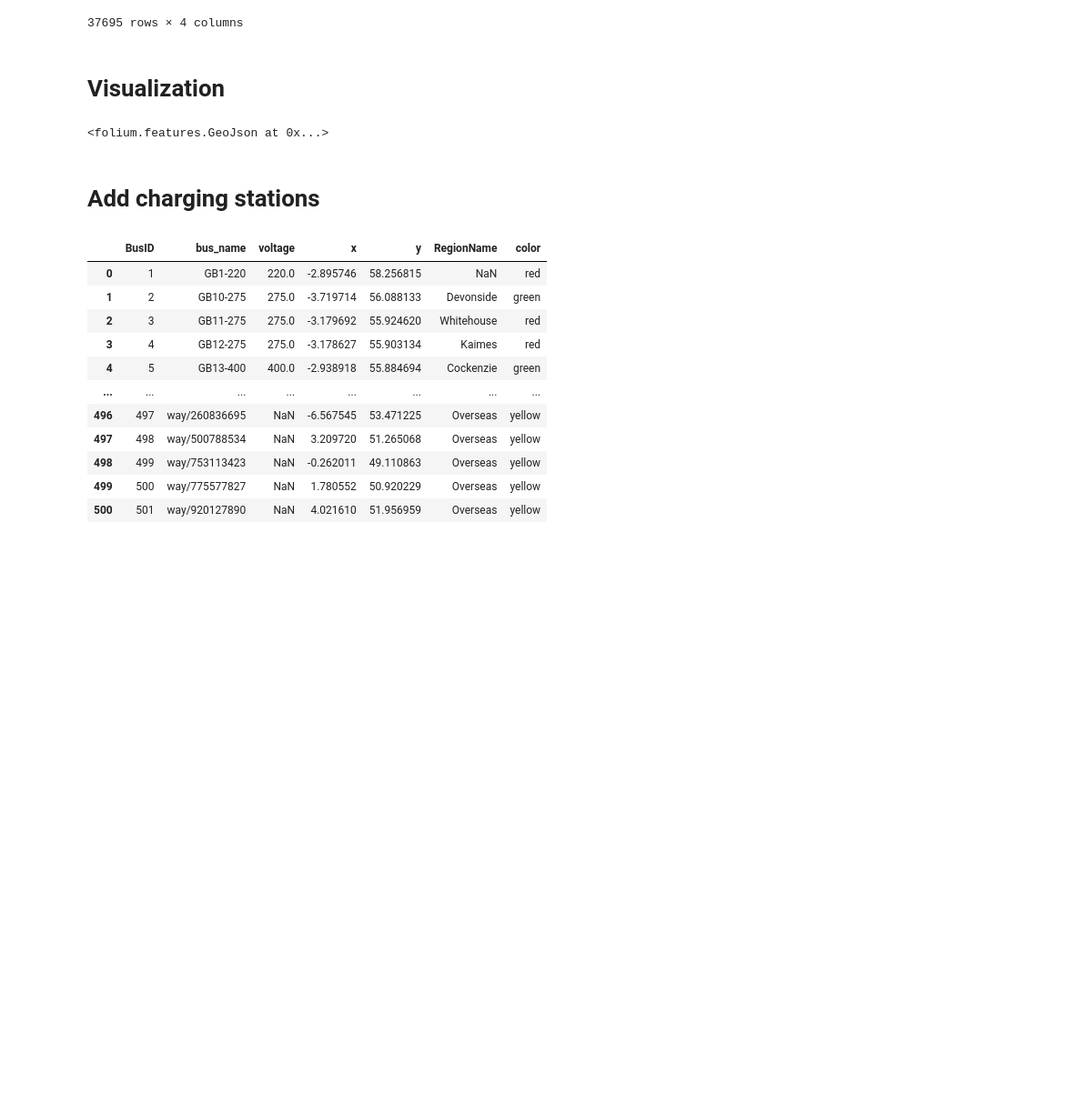
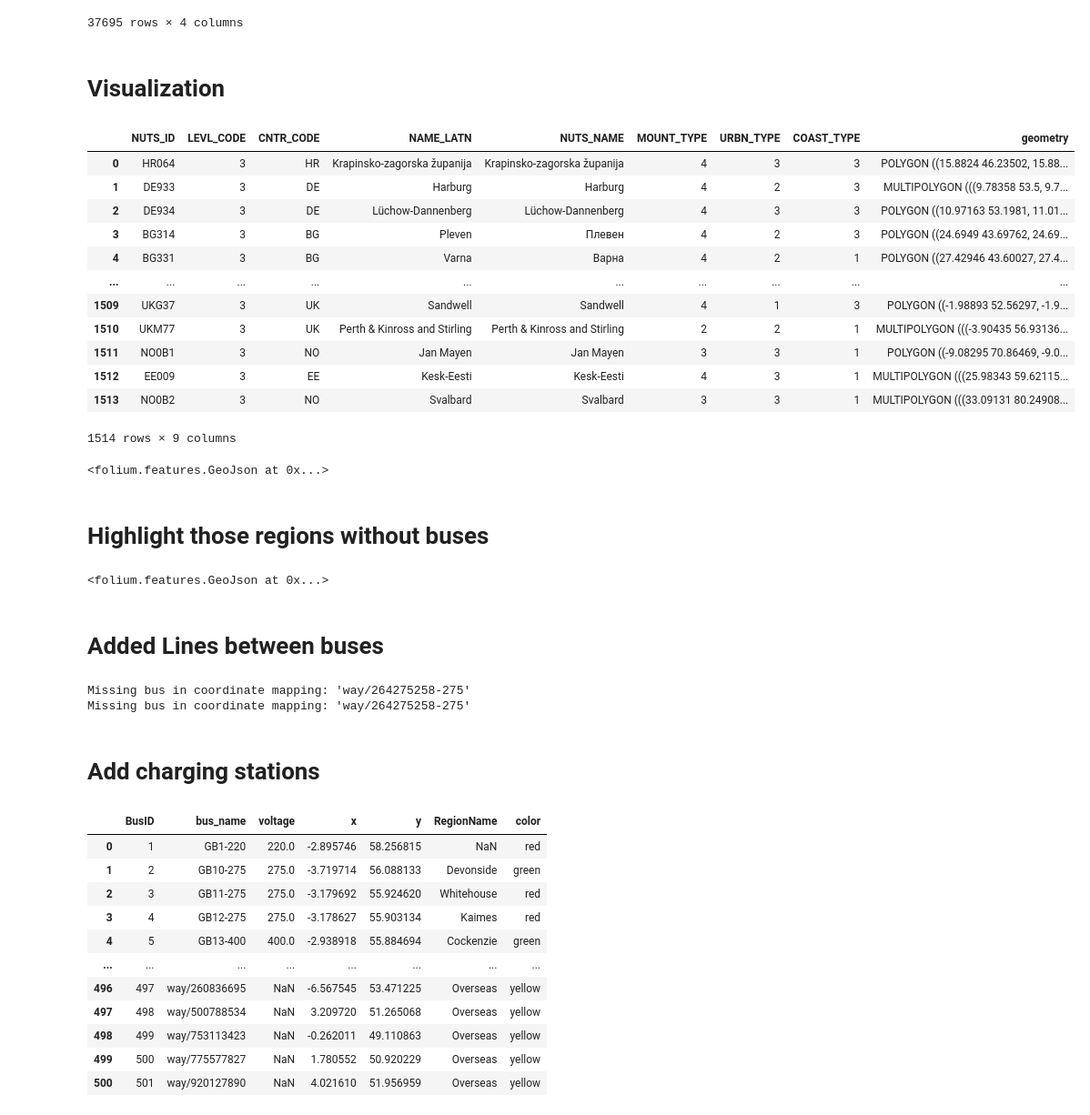
Before and after one commit to zhichuanma/Nature-EV, a Jupyter notebook: data/EV/EV_charging_station/mapping_ev_regions.ipynb, the cells around one changed output. Shown at 91% size. Drawn from its saved outputs; the diff is of its cells as text; code cells hidden in the pictures; blank space fills up the shorter version.

```diff
--- a/data/EV/EV_charging_station/mapping_ev_regions.ipynb
+++ b/data/EV/EV_charging_station/mapping_ev_regions.ipynb
@@ -135,6 +138,21 @@ df_regions_ev
 # %%
 import folium
 map_GB = folium.Map(location=[54, -2], zoom_start=6, tiles="CartoDB positron")
+regions
+# %% [output]
+|  | NUTS_ID | LEVL_CODE | CNTR_CODE | NAME_LATN | NUTS_NAME | MOUNT_TYPE | URBN_TYPE | COAST_TYPE | geometry |
+| 0 | HR064 | 3 | HR | Krapinsko-zagorska županija | Krapinsko-zagorska županija | 4 | 3 | 3 | POLYGON ((15.8824 46.23502, 15.88... |
+| 1 | DE933 | 3 | DE | Harburg | Harburg | 4 | 2 | 3 | MULTIPOLYGON (((9.78358 53.5, 9.7... |
+| 2 | DE934 | 3 | DE | Lüchow-Dannenberg | Lüchow-Dannenberg | 4 | 3 | 3 | POLYGON ((10.97163 53.1981, 11.01... |
+| 3 | BG314 | 3 | BG | Pleven | Плевен | 4 | 2 | 3 | POLYGON ((24.6949 43.69762, 24.69... |
+| 4 | BG331 | 3 | BG | Varna | Варна | 4 | 2 | 1 | POLYGON ((27.42946 43.60027, 27.4... |
+| ... | ... | ... | ... | ... | ... | ... | ... | ... | ... |
+| 1509 | UKG37 | 3 | UK | Sandwell | Sandwell | 4 | 1 | 3 | POLYGON ((-1.98893 52.56297, -1.9... |
+| 1510 | UKM77 | 3 | UK | Perth & Kinross and Stirling | Perth & Kinross and Stirling | 2 | 2 | 1 | MULTIPOLYGON (((-3.90435 56.93136... |
+| 1511 | NO0B1 | 3 | NO | Jan Mayen | Jan Mayen | 3 | 3 | 1 | POLYGON ((-9.08295 70.86469, -9.0... |
+| 1512 | EE009 | 3 | EE | Kesk-Eesti | Kesk-Eesti | 4 | 3 | 1 | MULTIPOLYGON (((25.98343 59.62115... |
+| 1513 | NO0B2 | 3 | NO | Svalbard | Svalbard | 3 | 3 | 1 | MULTIPOLYGON (((33.09131 80.24908... |
+1514 rows × 9 columns
 # %%
 import json
 
@@ -156,6 +177,66 @@ folium.GeoJson(
 ).add_to(map_GB)
 # %% [output]
 <folium.features.GeoJson at 0x...>
+# %% [markdown]
+# Highlight those regions without buses
+# %%
+
+regions_with_buses = buses_with_regions['index_right'].dropna().unique()
+regions['has_bus'] = regions.index.isin(regions_with_buses)
+def style_function(feature):
+    if feature["properties"]["has_bus"]:
+        return {
+            "color": "#888888",
+            "weight": 1,
+            "fillOpacity": 0.1
+        }
+    else:
+        return {
+            "color": "#1f77b4",  # Highlight regions with no buses
+            "weight": 2,
+            "fillOpacity": 0.4
+        }
+
+# Convert regions GeoDataFrame to GeoJSON for folium
+regions_json = json.loads(regions.to_json())
+
+# Add styled GeoJson to folium map
+folium.GeoJson(
+    data=regions_json,
+    style_function=style_function,
+    tooltip=folium.GeoJsonTooltip(fields=["NUTS_NAME"], aliases=["Region:"])
+).add_to(map_GB)
+# %% [output]
+<folium.features.GeoJson at 0x...>
+# %% [markdown]
+# Added Lines between buses
+# %%
+df_lines = pd.read_csv('/Users/zm348/PhD/Projects/Nature-EV/data/prerun/lines_GB.csv')
+
+x = dict(zip(df_Buses['bus_name'], df_Buses['x']))
+y = dict(zip(df_Buses['bus_name'], df_Buses['y']))
+
+for _, row in df_lines.iterrows():
+    bus0, bus1 = row['bus0'], row['bus1']
+
+    try:
+        coord0 = (y[bus0], x[bus0])
+        coord1 = (y[bus1], x[bus1])
+
+        folium.PolyLine(
+            locations=[coord0, coord1],
+            color='blue',
+            weight=1.2,
+            opacity=0.8,
+            popup=f"{bus0} → {bus1}"
+        ).add_to(map_GB)
+
+    except KeyError as e:
+        print(f"Missing bus in coordinate mapping: {e}")
+        continue
+# %% [output]
+Missing bus in coordinate mapping: 'way/264275258-275'
+Missing bus in coordinate mapping: 'way/264275258-275'
 # %% [markdown]
 # Add charging stations
 # %%
```
Also changed, not shown: parts of 6 cells of this notebook, 3 other files.
